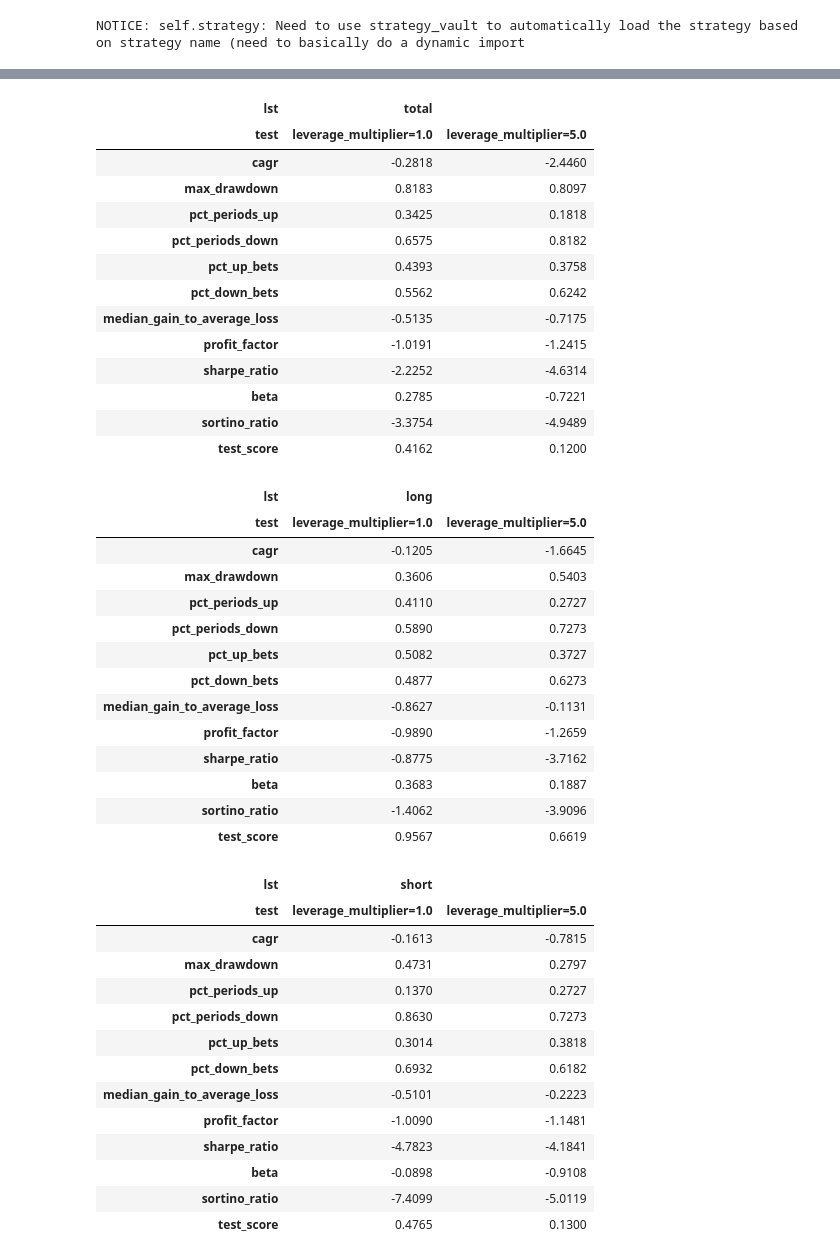
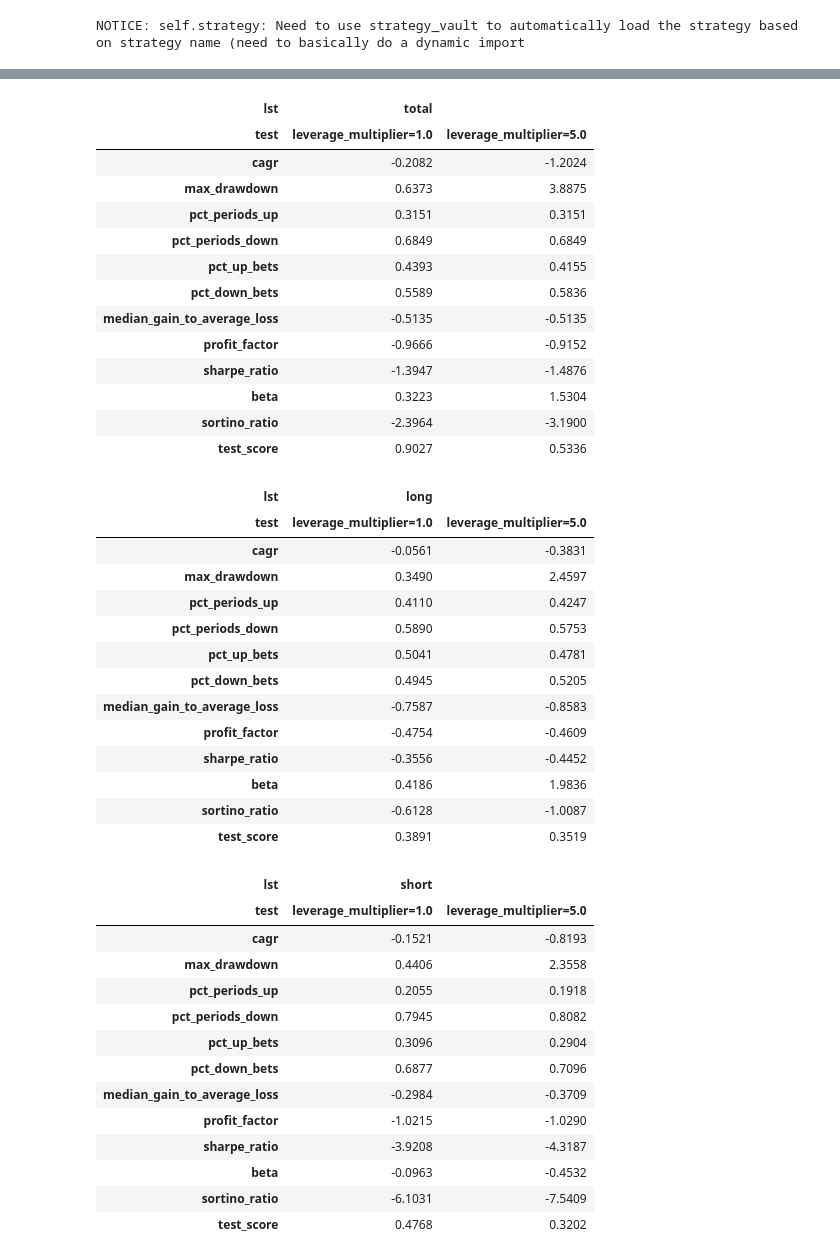
Before and after one commit to vandanchopra/mathematricks, a Jupyter notebook: stock_automation_testing_v5.ipynb, the cells around one changed output, grey strips where cells are left out. Saved outputs shown, nothing was run; the diff lists cells and outputs as text; code cells hidden in the pictures.

```diff
--- a/stock_automation_testing_v5.ipynb
+++ b/stock_automation_testing_v5.ipynb
@@ -69,68 +64,68 @@ Backtest results saved to backtests/Test_60.pkl
 # %%
 from analysis_utils import BacktestAnalyzer, compare_two_backtests
 # %%
-no_leverage_analyzer = BacktestAnalyzer(test_no_leverage)
-leveraged_analyzer = BacktestAnalyzer(test_w_leverage)
+no_leverage_analyzer = BacktestAnalyzer.by_test(test_no_leverage)
+leveraged_analyzer = BacktestAnalyzer.by_test(test_w_leverage)
 
 total_comparison, long_comparison, short_comparison, no_leverage_analysis, leveraged_analysis = (
     compare_two_backtests(no_leverage_analyzer, leveraged_analyzer)
 )
 
 from IPython.display import display, HTML
 import pandas as pd
 
 pd.options.display.float_format = '{:,.4f}'.format
 
 display(total_comparison)
 display(long_comparison)
 display(short_comparison)
 # %% [output]
 backtests/Test_1_analysis.pkl
 Backtest analysis saved to backtests/Test_1_analysis.pkl
 backtests/Test_2_analysis.pkl
 Backtest analysis saved to backtests/Test_2_analysis.pkl
 | lst | total |  |
 | test | leverage_multiplier=1.0 | leverage_multiplier=5.0 |
-| cagr | -0.2818 | -2.4460 |
-| max_drawdown | 0.8183 | 0.8097 |
-| pct_periods_up | 0.3425 | 0.1818 |
-| pct_periods_down | 0.6575 | 0.8182 |
-| pct_up_bets | 0.4393 | 0.3758 |
-| pct_down_bets | 0.5562 | 0.6242 |
-| median_gain_to_average_loss | -0.5135 | -0.7175 |
-| profit_factor | -1.0191 | -1.2415 |
-| sharpe_ratio | -2.2252 | -4.6314 |
-| beta | 0.2785 | -0.7221 |
-| sortino_ratio | -3.3754 | -4.9489 |
-| test_score | 0.4162 | 0.1200 |
+| cagr | -0.2082 | -1.2024 |
+| max_drawdown | 0.6373 | 3.8875 |
+| pct_periods_up | 0.3151 | 0.3151 |
+| pct_periods_down | 0.6849 | 0.6849 |
+| pct_up_bets | 0.4393 | 0.4155 |
+| pct_down_bets | 0.5589 | 0.5836 |
+| median_gain_to_average_loss | -0.5135 | -0.5135 |
+| profit_factor | -0.9666 | -0.9152 |
+| sharpe_ratio | -1.3947 | -1.4876 |
+| beta | 0.3223 | 1.5304 |
+| sortino_ratio | -2.3964 | -3.1900 |
+| test_score | 0.9027 | 0.5336 |
 | lst | long |  |
 | test | leverage_multiplier=1.0 | leverage_multiplier=5.0 |
-| cagr | -0.1205 | -1.6645 |
-| max_drawdown | 0.3606 | 0.5403 |
-| pct_periods_up | 0.4110 | 0.2727 |
-| pct_periods_down | 0.5890 | 0.7273 |
-| pct_up_bets | 0.5082 | 0.3727 |
-| pct_down_bets | 0.4877 | 0.6273 |
-| median_gain_to_average_loss | -0.8627 | -0.1131 |
-| profit_factor | -0.9890 | -1.2659 |
-| sharpe_ratio | -0.8775 | -3.7162 |
-| beta | 0.3683 | 0.1887 |
-| sortino_ratio | -1.4062 | -3.9096 |
-| test_score | 0.9567 | 0.6619 |
+| cagr | -0.0561 | -0.3831 |
+| max_drawdown | 0.3490 | 2.4597 |
+| pct_periods_up | 0.4110 | 0.4247 |
+| pct_periods_down | 0.5890 | 0.5753 |
+| pct_up_bets | 0.5041 | 0.4781 |
+| pct_down_bets | 0.4945 | 0.5205 |
+| median_gain_to_average_loss | -0.7587 | -0.8583 |
+| profit_factor | -0.4754 | -0.4609 |
+| sharpe_ratio | -0.3556 | -0.4452 |
+| beta | 0.4186 | 1.9836 |
+| sortino_ratio | -0.6128 | -1.0087 |
+| test_score | 0.3891 | 0.3519 |
 | lst | short |  |
 | test | leverage_multiplier=1.0 | leverage_multiplier=5.0 |
-| cagr | -0.1613 | -0.7815 |
-| max_drawdown | 0.4731 | 0.2797 |
-| pct_periods_up | 0.1370 | 0.2727 |
-| pct_periods_down | 0.8630 | 0.7273 |
-| pct_up_bets | 0.3014 | 0.3818 |
-| pct_down_bets | 0.6932 | 0.6182 |
-| median_gain_to_average_loss | -0.5101 | -0.2223 |
-| profit_factor | -1.0090 | -1.1481 |
-| sharpe_ratio | -4.7823 | -4.1841 |
-| beta | -0.0898 | -0.9108 |
-| sortino_ratio | -7.4099 | -5.0119 |
-| test_score | 0.4765 | 0.1300 |
+| cagr | -0.1521 | -0.8193 |
+| max_drawdown | 0.4406 | 2.3558 |
+| pct_periods_up | 0.2055 | 0.1918 |
+| pct_periods_down | 0.7945 | 0.8082 |
+| pct_up_bets | 0.3096 | 0.2904 |
+| pct_down_bets | 0.6877 | 0.7096 |
+| median_gain_to_average_loss | -0.2984 | -0.3709 |
+| profit_factor | -1.0215 | -1.0290 |
+| sharpe_ratio | -3.9208 | -4.3187 |
+| beta | -0.0963 | -0.4532 |
+| sortino_ratio | -6.1031 | -7.5409 |
+| test_score | 0.4768 | 0.3202 |
 # %%
 benchmark_profits = TS.get_benchmark_returns(start_date_dt, end_date_dt, test_no_leverage['rebalance_periods'], portfolio_starting_value, benchmark_name='^IXIC')
 # %%
```
Also changed, not shown: parts of 5 cells of this notebook, 4 other files.
